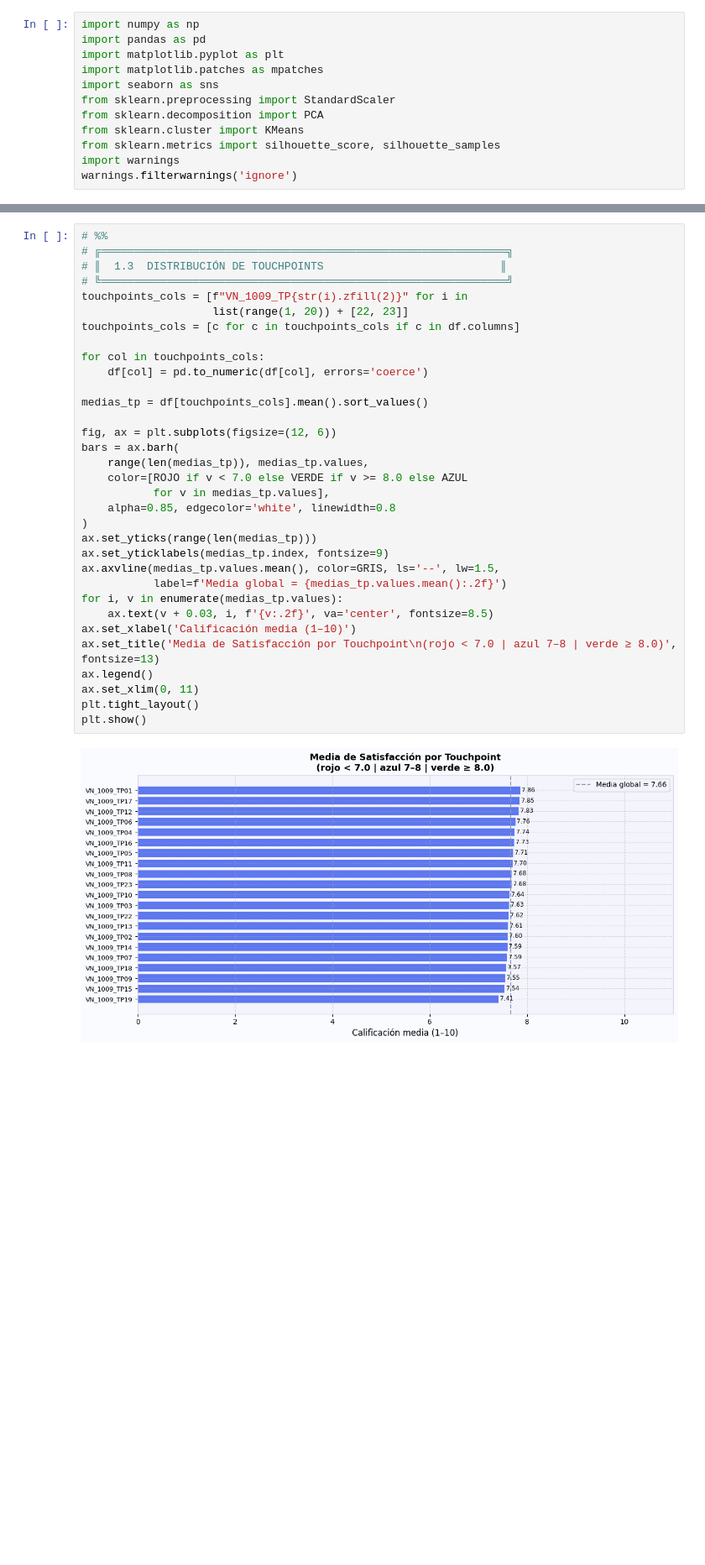
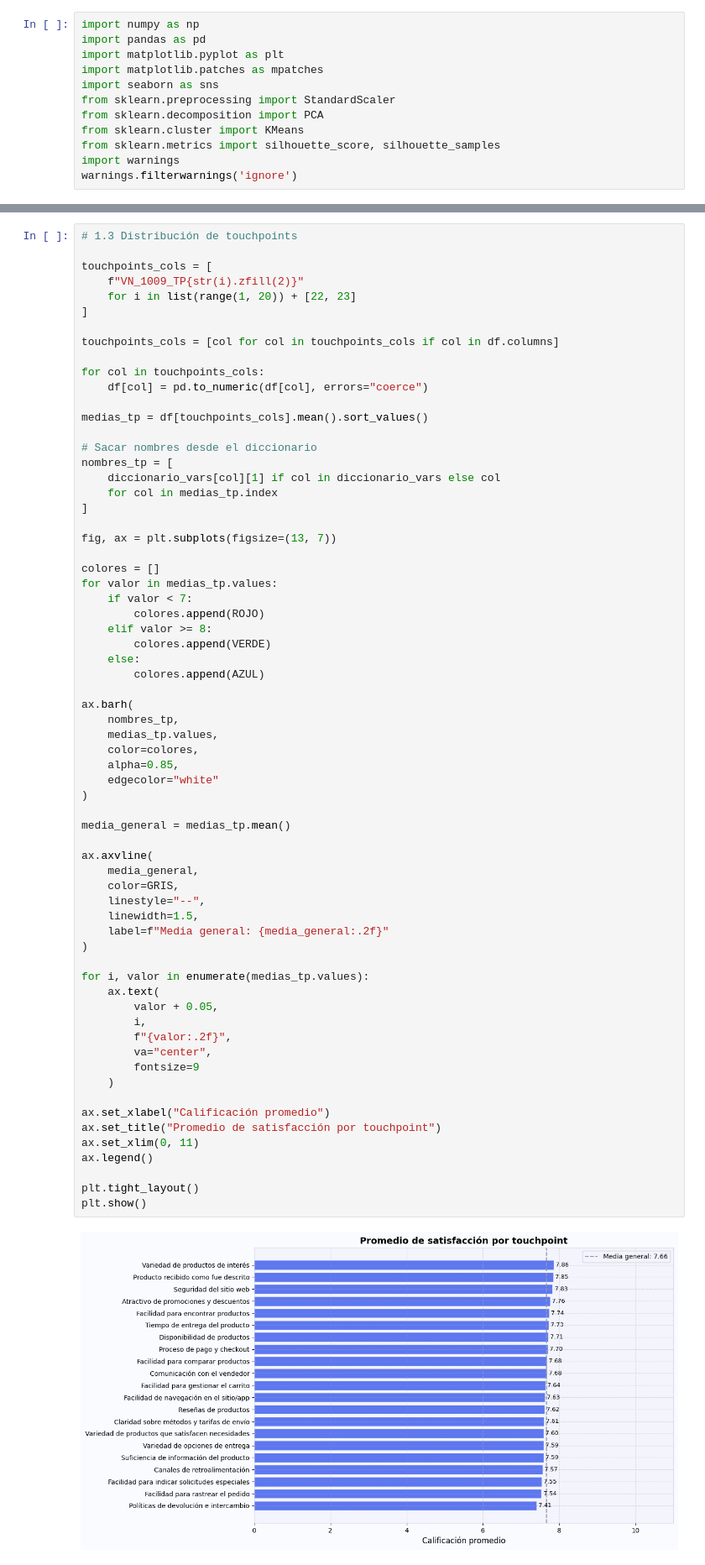
Before and after one commit to LeMarsito02/parcial2analitica, a Jupyter notebook: 02_No_Supervisado_(Grupo) copy.ipynb, the cells around one changed output, grey strips where cells are left out. Shown at 84% size. Drawn from its saved outputs; the diff is of its cells as text; blank space fills up the shorter version.

Commit message:
arreglado y mejor, toca mirar lo que se ha escrito y corregir errores de ortografia jasksj

```diff
--- a/02_No_Supervisado_(Grupo) copy.ipynb
+++ b/02_No_Supervisado_(Grupo) copy.ipynb
@@ -315,35 +430,68 @@ max      10.00    10.00    10.00    10.00    10.00    10.00         10.00
 # %%
-# %%
-# ╔══════════════════════════════════════════════════════════════╗
-# ║  1.3  DISTRIBUCIÓN DE TOUCHPOINTS                           ║
-# ╚══════════════════════════════════════════════════════════════╝
-touchpoints_cols = [f"VN_1009_TP{str(i).zfill(2)}" for i in
-                    list(range(1, 20)) + [22, 23]]
-touchpoints_cols = [c for c in touchpoints_cols if c in df.columns]
+# 1.3 Distribución de touchpoints
+
+touchpoints_cols = [
+    f"VN_1009_TP{str(i).zfill(2)}"
+    for i in list(range(1, 20)) + [22, 23]
+]
+
+touchpoints_cols = [col for col in touchpoints_cols if col in df.columns]
 
 for col in touchpoints_cols:
-    df[col] = pd.to_numeric(df[col], errors='coerce')
+    df[col] = pd.to_numeric(df[col], errors="coerce")
 
 medias_tp = df[touchpoints_cols].mean().sort_values()
 
-fig, ax = plt.subplots(figsize=(12, 6))
-bars = ax.barh(
-    range(len(medias_tp)), medias_tp.values,
-    color=[ROJO if v < 7.0 else VERDE if v >= 8.0 else AZUL
-           for v in medias_tp.values],
-    alpha=0.85, edgecolor='white', linewidth=0.8
+# Sacar nombres desde el diccionario
+nombres_tp = [
+    diccionario_vars[col][1] if col in diccionario_vars else col
+    for col in medias_tp.index
+]
+
+fig, ax = plt.subplots(figsize=(13, 7))
+
+colores = []
+for valor in medias_tp.values:
+    if valor < 7:
+        colores.append(ROJO)
+    elif valor >= 8:
+        colores.append(VERDE)
+    else:
+        colores.append(AZUL)
+
+ax.barh(
+    nombres_tp,
+    medias_tp.values,
+    color=colores,
+    alpha=0.85,
+    edgecolor="white"
 )
-ax.set_yticks(range(len(medias_tp)))
-ax.set_yticklabels(medias_tp.index, fontsize=9)
-ax.axvline(medias_tp.values.mean(), color=GRIS, ls='--', lw=1.5,
-           label=f'Media global = {medias_tp.values.mean():.2f}')
-for i, v in enumerate(medias_tp.values):
-    ax.text(v + 0.03, i, f'{v:.2f}', va='center', fontsize=8.5)
-ax.set_xlabel('Calificación media (1–10)')
-ax.set_title('Media de Satisfacción por Touchpoint\n(rojo < 7.0 | azul 7–8 | verde ≥ 8.0)', fontsize=13)
+
+media_general = medias_tp.mean()
+
+ax.axvline(
+    media_general,
+    color=GRIS,
+    linestyle="--",
+    linewidth=1.5,
+    label=f"Media general: {media_general:.2f}"
+)
+
+for i, valor in enumerate(medias_tp.values):
+    ax.text(
+        valor + 0.05,
+        i,
+        f"{valor:.2f}",
+        va="center",
+        fontsize=9
+    )
+
+ax.set_xlabel("Calificación promedio")
+ax.set_title("Promedio de satisfacción por touchpoint")
+ax.set_xlim(0, 11)
 ax.legend()
-ax.set_xlim(0, 11)
+
 plt.tight_layout()
 plt.show()
 # %% [output]
-[figure, old version]
+[figure, new version]
```
Also changed, not shown: parts of 20 cells of this notebook, 5 other files.
